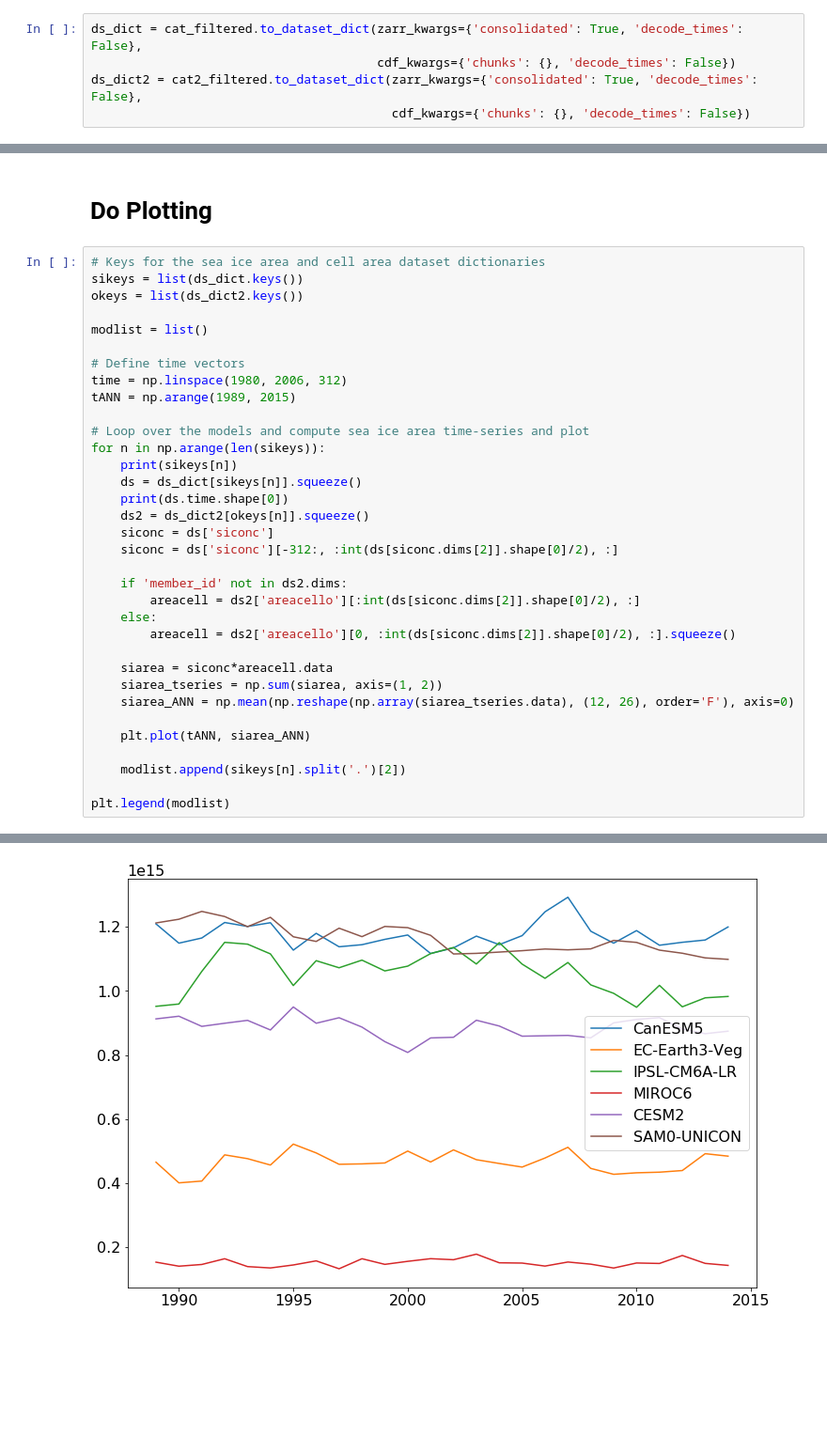
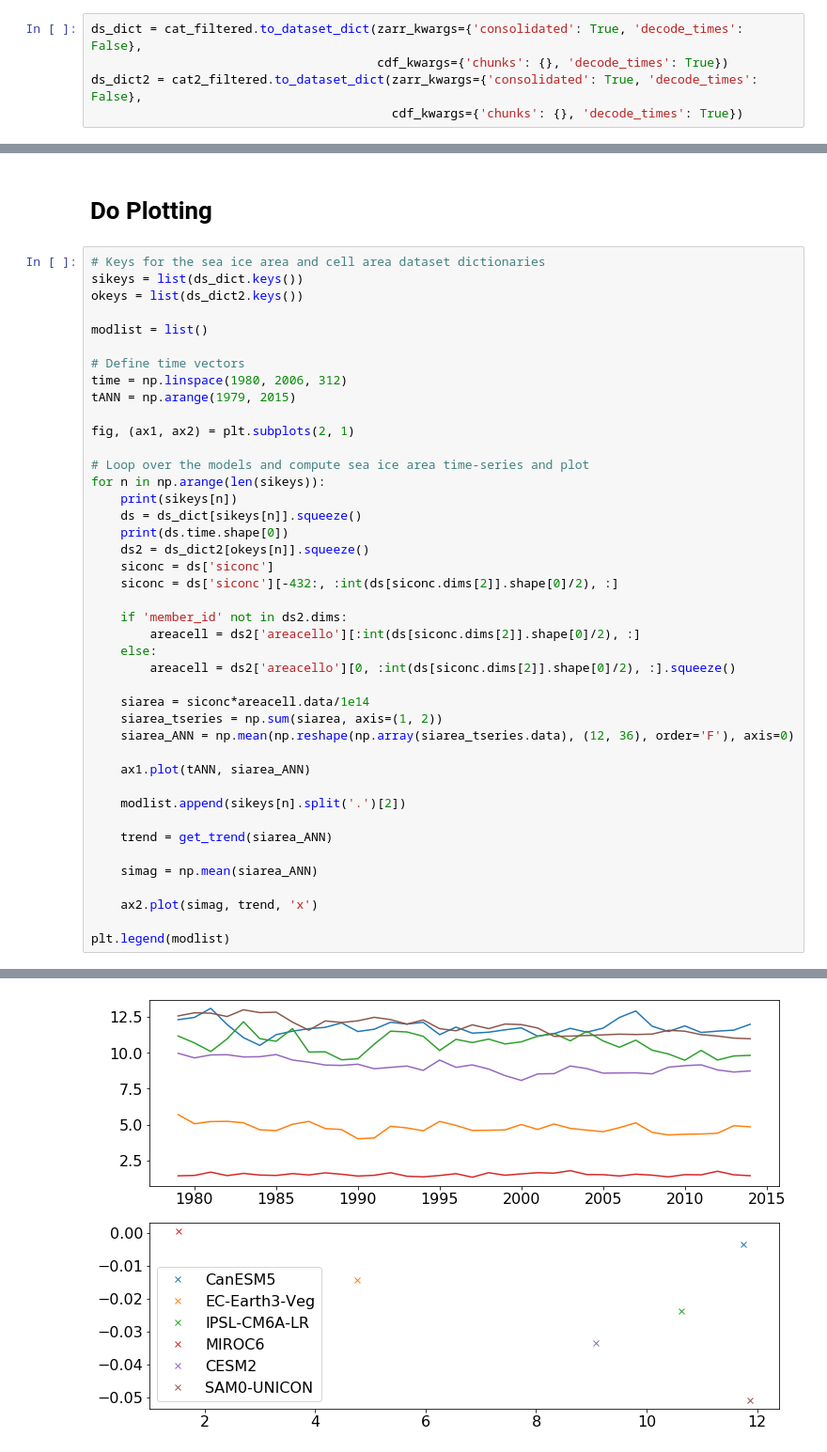
Before and after one commit to s-ragen/cmip6hack-so-project, a Jupyter notebook: notebooks/sitseries.ipynb, the cells around one changed output, grey strips where cells are left out. Shown at 94% size. Drawn from its saved outputs; the diff is of its cells as text; blank space fills up the shorter version.

```diff
--- a/notebooks/sitseries.ipynb
+++ b/notebooks/sitseries.ipynb
@@ -46,9 +46,9 @@ cat2_filtered = cat2.search(source_id=list(modelsboth))
 # Load dataets into dataset dictionaries
 # %%
 ds_dict = cat_filtered.to_dataset_dict(zarr_kwargs={'consolidated': True, 'decode_times': False},
-                                       cdf_kwargs={'chunks': {}, 'decode_times': False})
+                                       cdf_kwargs={'chunks': {}, 'decode_times': True})
 ds_dict2 = cat2_filtered.to_dataset_dict(zarr_kwargs={'consolidated': True, 'decode_times': False},
-                                         cdf_kwargs={'chunks': {}, 'decode_times': False})
+                                         cdf_kwargs={'chunks': {}, 'decode_times': True})
 # %% [output]
 --> The keys in the returned dictionary of datasets are constructed as follows:
         'activity_id.institution_id.source_id.experiment_id.table_id.grid_label'
@@ -69,7 +69,9 @@ modlist = list()
 
 # Define time vectors
 time = np.linspace(1980, 2006, 312)
-tANN = np.arange(1989, 2015)
+tANN = np.arange(1979, 2015)
+
+fig, (ax1, ax2) = plt.subplots(2, 1)
 
 # Loop over the models and compute sea ice area time-series and plot
 for n in np.arange(len(sikeys)):
@@ -77,35 +79,41 @@ for n in np.arange(len(sikeys)):
     ds = ds_dict[sikeys[n]].squeeze()
     print(ds.time.shape[0])
     ds2 = ds_dict2[okeys[n]].squeeze()
     siconc = ds['siconc']
-    siconc = ds['siconc'][-312:, :int(ds[siconc.dims[2]].shape[0]/2), :]
+    siconc = ds['siconc'][-432:, :int(ds[siconc.dims[2]].shape[0]/2), :]
 
     if 'member_id' not in ds2.dims:
         areacell = ds2['areacello'][:int(ds[siconc.dims[2]].shape[0]/2), :]
     else:
         areacell = ds2['areacello'][0, :int(ds[siconc.dims[2]].shape[0]/2), :].squeeze()
 
-    siarea = siconc*areacell.data
+    siarea = siconc*areacell.data/1e14
     siarea_tseries = np.sum(siarea, axis=(1, 2))
-    siarea_ANN = np.mean(np.reshape(np.array(siarea_tseries.data), (12, 26), order='F'), axis=0)
+    siarea_ANN = np.mean(np.reshape(np.array(siarea_tseries.data), (12, 36), order='F'), axis=0)
 
-    plt.plot(tANN, siarea_ANN)
+    ax1.plot(tANN, siarea_ANN)
 
     modlist.append(sikeys[n].split('.')[2])
 
+    trend = get_trend(siarea_ANN)
+
+    simag = np.mean(siarea_ANN)
+
+    ax2.plot(simag, trend, 'x')
+
 plt.legend(modlist)
 # %% [output]
 CMIP.CCCma.CanESM5.historical.SImon.gn
 1980
 CMIP.EC-Earth-Consortium.EC-Earth3-Veg.historical.SImon.gn
 1980
 CMIP.IPSL.IPSL-CM6A-LR.historical.SImon.gn
 1980
 CMIP.MIROC.MIROC6.historical.SImon.gn
 1980
 CMIP.NCAR.CESM2.historical.SImon.gn
 1980
 CMIP.SNU.SAM0-UNICON.historical.SImon.gn
 1980
 <matplotlib.legend.Legend at 0x...>
-[figure, old version]
+[figure, new version]
```
Also changed, not shown: parts of 3 cells of this notebook.
